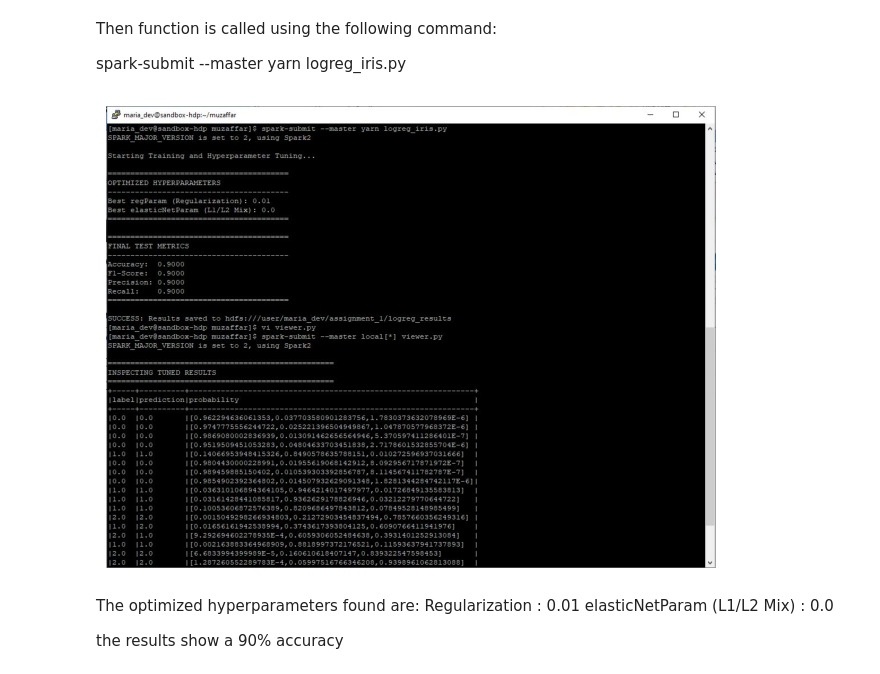
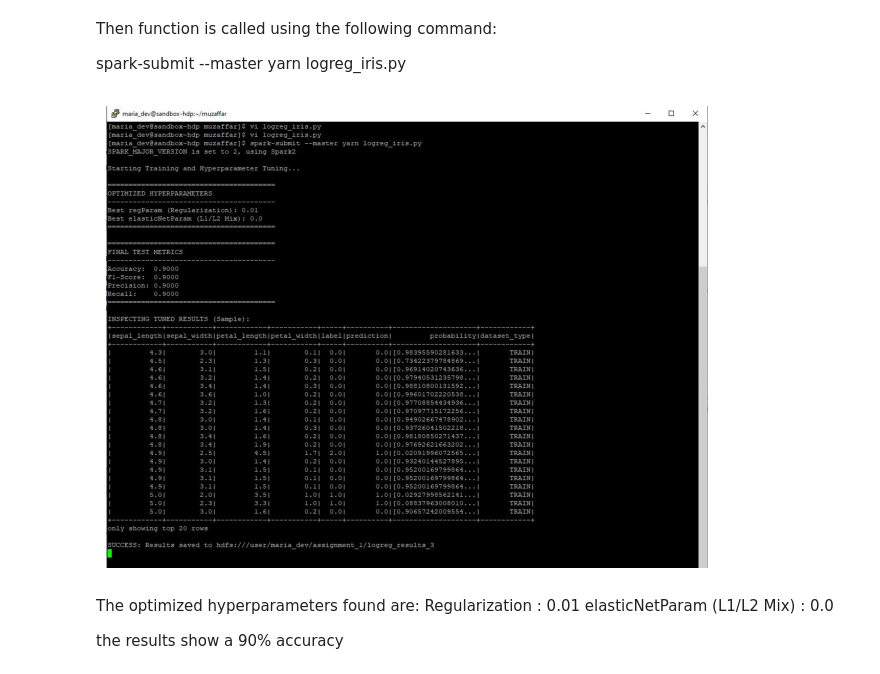
Before and after one commit to muzaffarizamuddin/P166246_Iris_Spark_STQD6324, a Jupyter notebook: Assignment01_Iris_Starter.ipynb, the cells around one changed output. Cells and saved outputs as stored; diff of their text form; code cells hidden in the pictures.

Commit message:
updated plots

```diff
--- a/Assignment01_Iris_Starter.ipynb
+++ b/Assignment01_Iris_Starter.ipynb
@@ -50,9 +151,9 @@ Then function is called using the following command:
 
 spark-submit --master yarn logreg_iris.py
 # %%
-show_github_img("images/logreg_results.JPG")
+show_github_img("images/logreg_results_3.JPG")
 # %% [output]
-[figure, old version]
+[figure, new version]
 # %% [markdown]
 The optimized hyperparameters found are:
 Regularization : 0.01
```
Also changed, not shown: parts of 22 cells of this notebook.
